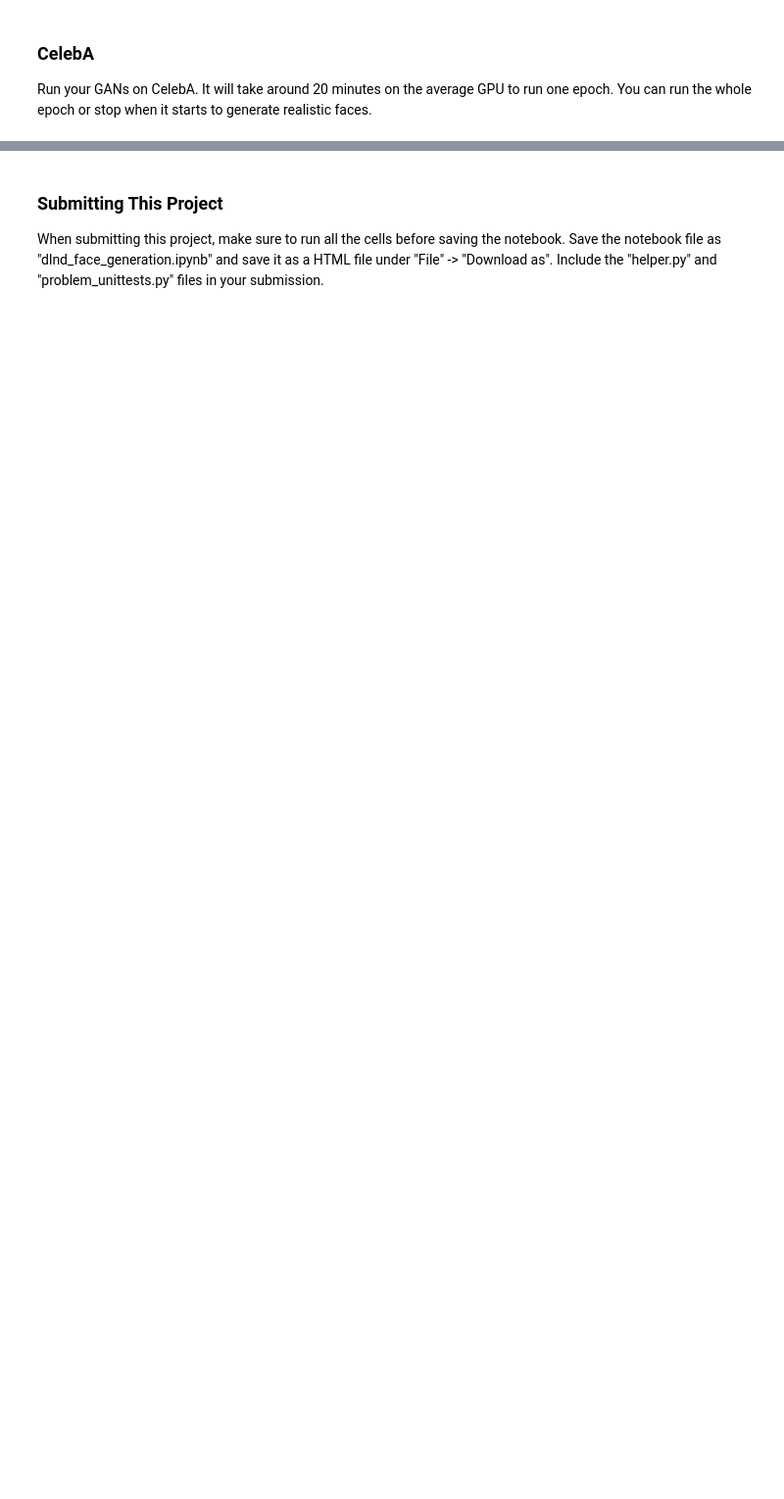
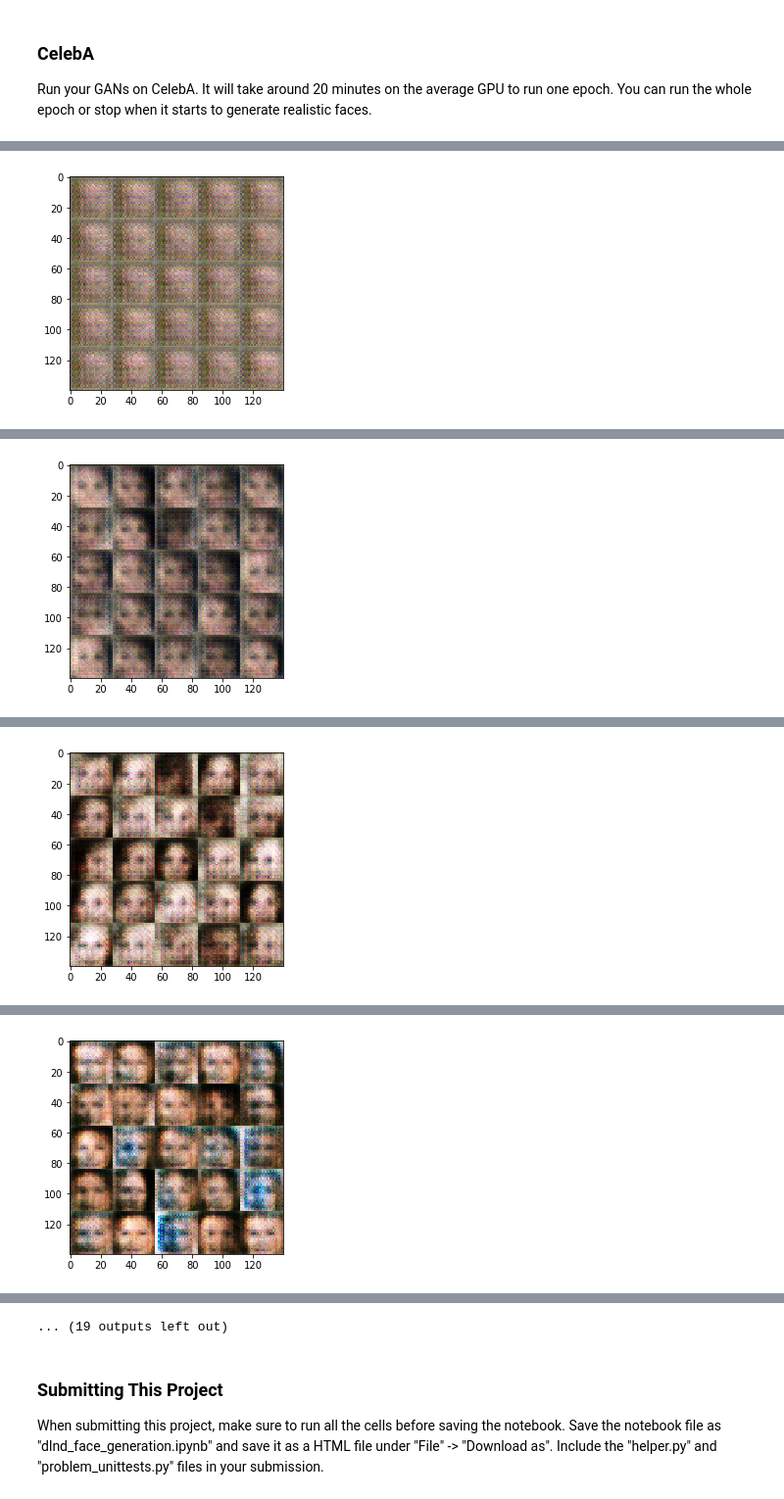
Before and after one commit to sayantansatpati/dlf, a Jupyter notebook: projects/face-generation_gan/dlnd_face_generation.ipynb, the cells around one changed output, grey strips where cells are left out. Shown at 98% size. Cells and saved outputs as stored; diff of their text form; code cells hidden in the pictures; blank space fills up the shorter version.

```diff
--- a/projects/face-generation_gan/dlnd_face_generation.ipynb
+++ b/projects/face-generation_gan/dlnd_face_generation.ipynb
@@ -283,10 +473,10 @@ with tf.Graph().as_default():
 ### CelebA
 Run your GANs on CelebA.  It will take around 20 minutes on the average GPU to run one epoch.  You can run the whole epoch or stop when it starts to generate realistic faces.
 # %%
-batch_size = None
-z_dim = None
-learning_rate = None
-beta1 = None
+batch_size = 128
+z_dim = 100
+learning_rate = 0.0001
+beta1 = 0.5
 
 
 """
@@ -298,3 +488,4 @@ celeba_dataset = helper.Dataset('celeba', glob(os.path.join(data_dir, 'img_align
 with tf.Graph().as_default():
     train(epochs, batch_size, z_dim, learning_rate, beta1, celeba_dataset.get_batches,
           celeba_dataset.shape, celeba_dataset.image_mode)
+# %% [output]
@@ -300,0 +502 @@ with tf.Graph().as_default():
+[figure, added]
@@ -300,0 +513 @@ with tf.Graph().as_default():
+[figure, added]
@@ -300,0 +524 @@ with tf.Graph().as_default():
+[figure, added]
@@ -300,0 +535 @@ with tf.Graph().as_default():
+[figure, added]
@@ -301,3 +558,4 @@ with tf.Graph().as_default():
+... (19 outputs left out)
 # %% [markdown]
 ### Submitting This Project
 When submitting this project, make sure to run all the cells before saving the notebook. Save the notebook file as "dlnd_face_generation.ipynb" and save it as a HTML file under "File" -> "Download as". Include the "helper.py" and "problem_unittests.py" files in your submission.
```
Also changed, not shown: parts of 14 cells of this notebook.
